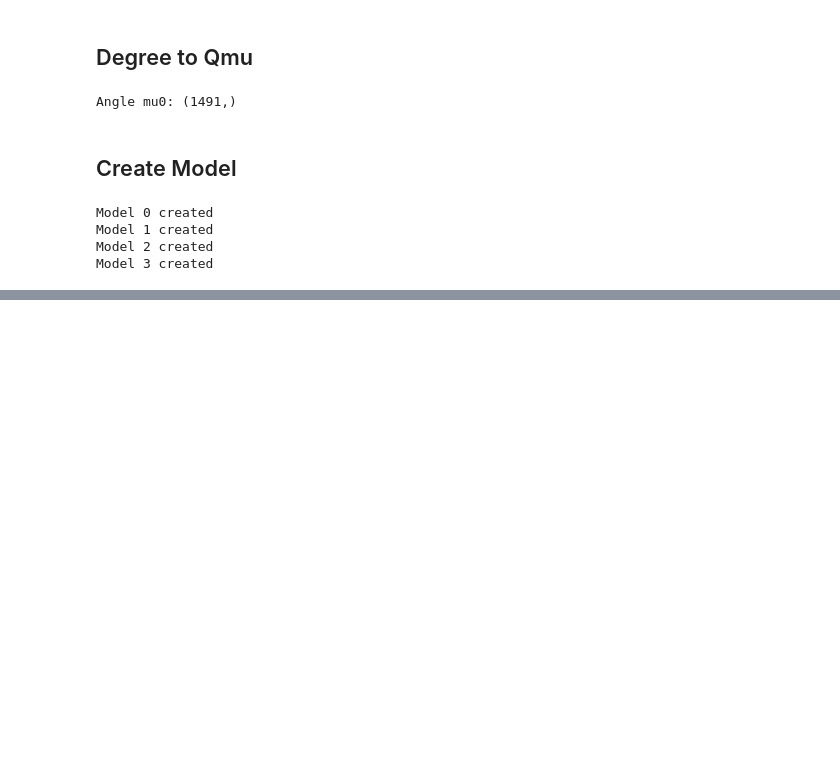
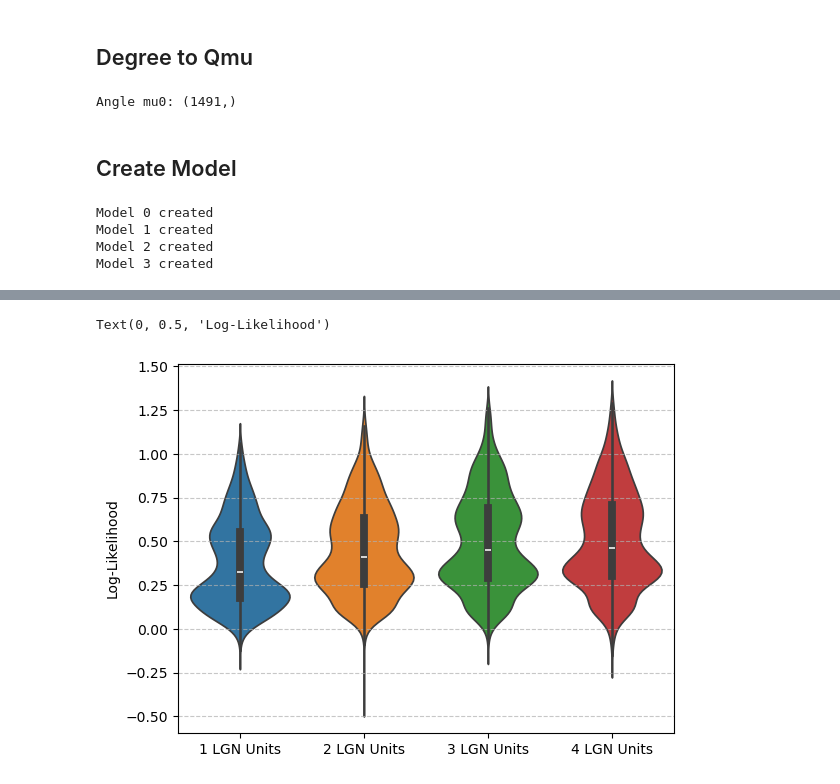
Before and after one commit to IsabelF98/Cloud_SynthData_Proj, a Jupyter notebook: LGN_units.ipynb, the cells around one changed output, grey strips where cells are left out. Drawn from its saved outputs; the diff is of its cells as text; code cells hidden in the pictures; blank space fills up the shorter version.

```diff
--- a/LGN_units.ipynb
+++ b/LGN_units.ipynb
@@ -231,0 +259,12 @@ Model 1 done fitting
+# %%
+LL_to_plot = []
+for i in range(len(num_LGN_units)):
+    LL_to_plot.append(list(LL_dict[str(num_LGN_units[i])+' LGN Units']))
+labels = list(LL_dict.keys())
+sns.violinplot(data=LL_to_plot)
+plt.xticks(ticks=range(len(labels)), labels=labels)
+plt.grid(axis='y', linestyle='--', alpha=0.7)
+plt.ylabel('Log-Likelihood')
+# %% [output]
+Text(0, 0.5, 'Log-Likelihood')
+[figure, added]
```
Also changed, not shown: parts of 38 cells of this notebook, 2 other files.
